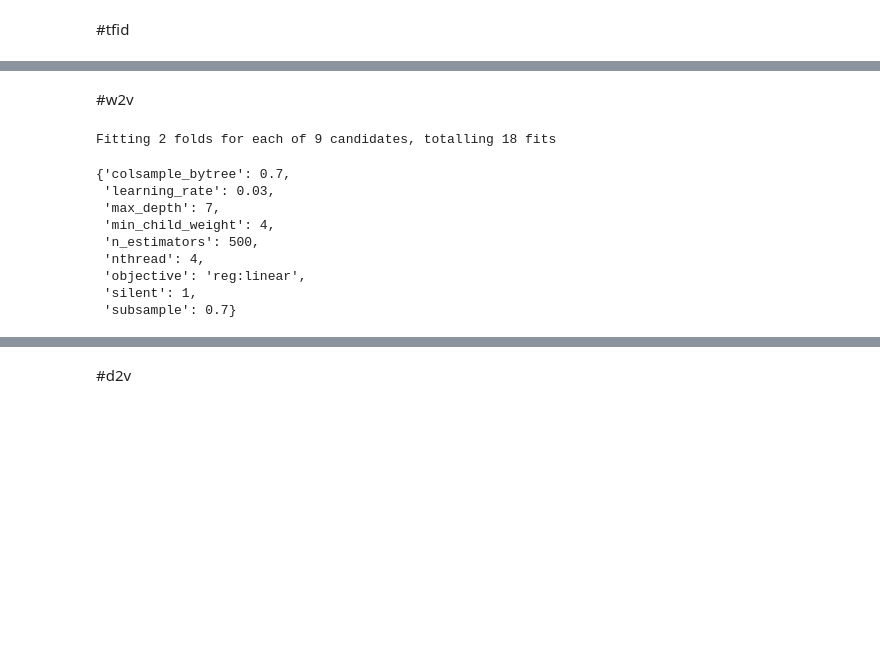
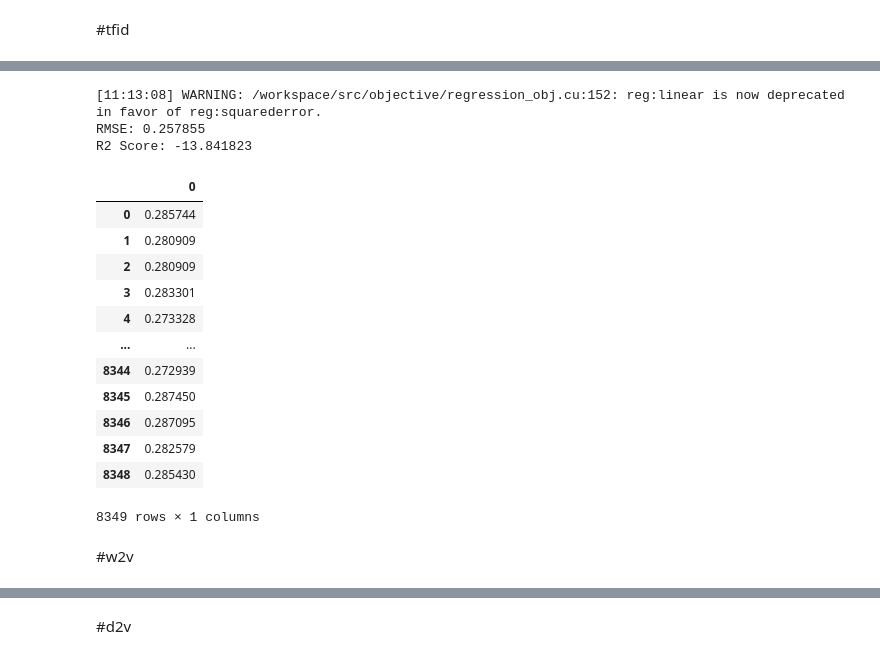
Before and after one commit to Zarmina97/NLP-project-, a Jupyter notebook: Models/XGBoost.ipynb, the cells around one changed output, grey strips where cells are left out. Cells and saved outputs as stored; diff of their text form; code cells hidden in the pictures; blank space fills up the shorter version.

```diff
--- a/Models/XGBoost.ipynb
+++ b/Models/XGBoost.ipynb
@@ -28,10 +30,10 @@ drive.mount('/content/drive')
 # %% [output]
 Mounted at /content/drive
 # %%
-bow_data=pd.read_csv('/content/drive/MyDrive/NLP/bow_dataset.csv')
-tf_idf_data=pd.read_csv('/content/drive/MyDrive/NLP/tfidf_dataset.csv')
-# w2v_df=pd.read_csv('w2v_df.csv')
-# d2v_df=pd.read_csv('d2v_df.csv')
+bow_data=pd.read_csv('/content/drive/MyDrive/NLP/Dataset/bow_dataset.csv')
+tf_idf_data=pd.read_csv('/content/drive/MyDrive/NLP/Dataset/tfidf_dataset.csv')
+w2v_df=pd.read_csv('/content/drive/MyDrive/NLP/Dataset/w2v_df.csv')
+d2v_df=pd.read_csv('/content/drive/MyDrive/NLP/Dataset/d2v_df.csv')
 # %% [markdown]
 #bow
 # %%
@@ -133,8 +155,6 @@ tf_idf_data.head()
 # %%
-# y = np.ravel(data[806])
-
-y = tf_idf_data['847']          #Target Variable
-X = tf_idf_data.drop('847',1)   #Feature Matrix
+y=tf_idf_data.iloc[ :, -1:]  #Target Variable
+X=tf_idf_data.iloc[: , :-1]  #Feature Matrix
 
 # y.head()
 # %%
@@ -144,6 +164,39 @@ X=pd.DataFrame(X)
 y=pd.DataFrame(y)
 # %%
 x_train, x_test, y_train, y_test = train_test_split(X, y, test_size=0.2, random_state=2022)
+# %%
+xg_reg = xgb.XGBRegressor(objective ='reg:linear', colsample_bytree = 0.7, learning_rate = 0.03,max_depth = 5, min_child_weight=4,nthread = 4, n_estimators = 20)
+xg_reg.fit(x_train, y_train)
+y_pred = xg_reg.predict(x_test)
+
+rmse = np.sqrt(mean_squared_error(y_test, y_pred))
+print("RMSE: %f" % (rmse))
+R2=r2_score(y_test,y_pred)
+print("R2 Score: %f" % (R2))
+print()
+# %% [output]
+[11:13:08] WARNING: /workspace/src/objective/regression_obj.cu:152: reg:linear is now deprecated in favor of reg:squarederror.
+RMSE: 0.257855
+R2 Score: -13.841823
+# %%
+y_test
+
+y_pred=pd.DataFrame(y_pred)
+y_pred
+# %% [output]
+|  | 0 |
+| 0 | 0.285744 |
+| 1 | 0.280909 |
+| 2 | 0.280909 |
+| 3 | 0.283301 |
+| 4 | 0.273328 |
+| ... | ... |
+| 8344 | 0.272939 |
+| 8345 | 0.287450 |
+| 8346 | 0.287095 |
+| 8347 | 0.282579 |
+| 8348 | 0.285430 |
+8349 rows × 1 columns
 # %% [markdown]
 #w2v
 # %%
@@ -158,36 +212,5 @@ for i in y.columns:
 
 
 x_train, x_test, y_train, y_test = train_test_split(X, y, test_size=0.2)
-# %%
-
-
-model = xgb.XGBRegressor()
-parameters = {'nthread':[4],
-              'objective':['reg:linear'],
-              'learning_rate': [.03, 0.05, .07], #so called `eta` value
-              'max_depth': [5, 6, 7],
-              'min_child_weight': [4],
-              'silent': [1],
-              'subsample': [0.7],
-              'colsample_bytree': [0.7],
-              'n_estimators': [500]}
-
-model_grid = GridSearchCV(model,parameters,cv = 2,n_jobs = 5, verbose=True)
-
-model_grid.fit(x_train, y_train)
-
-model_grid.best_score_
-model_grid.best_params_
-# %% [output]
-Fitting 2 folds for each of 9 candidates, totalling 18 fits
-{'colsample_bytree': 0.7,
- 'learning_rate': 0.03,
- 'max_depth': 7,
- 'min_child_weight': 4,
- 'n_estimators': 500,
- 'nthread': 4,
- 'objective': 'reg:linear',
- 'silent': 1,
- 'subsample': 0.7}
 # %%
 xg_reg = xgb.XGBRegressor(objective ='reg:linear', colsample_bytree = 0.7, learning_rate = 0.03,max_depth = 5, min_child_weight=4,nthread = 4, n_estimators = 500,silent=1,subsample=0.7)
```
Also changed, not shown: parts of 17 cells of this notebook, 1 other file.
